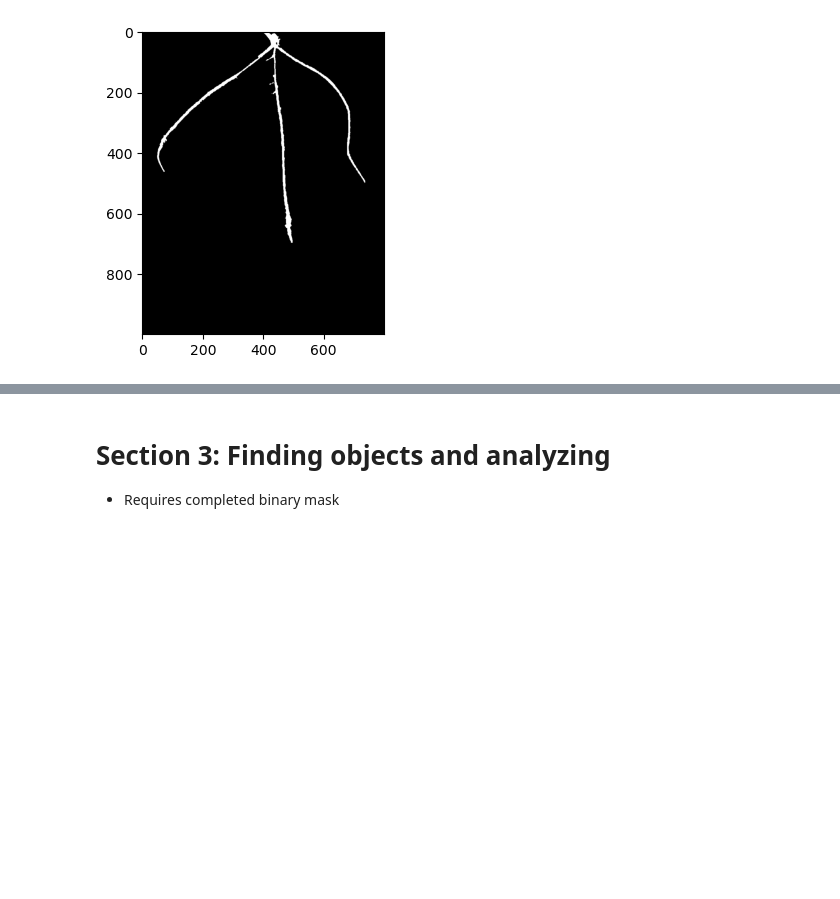
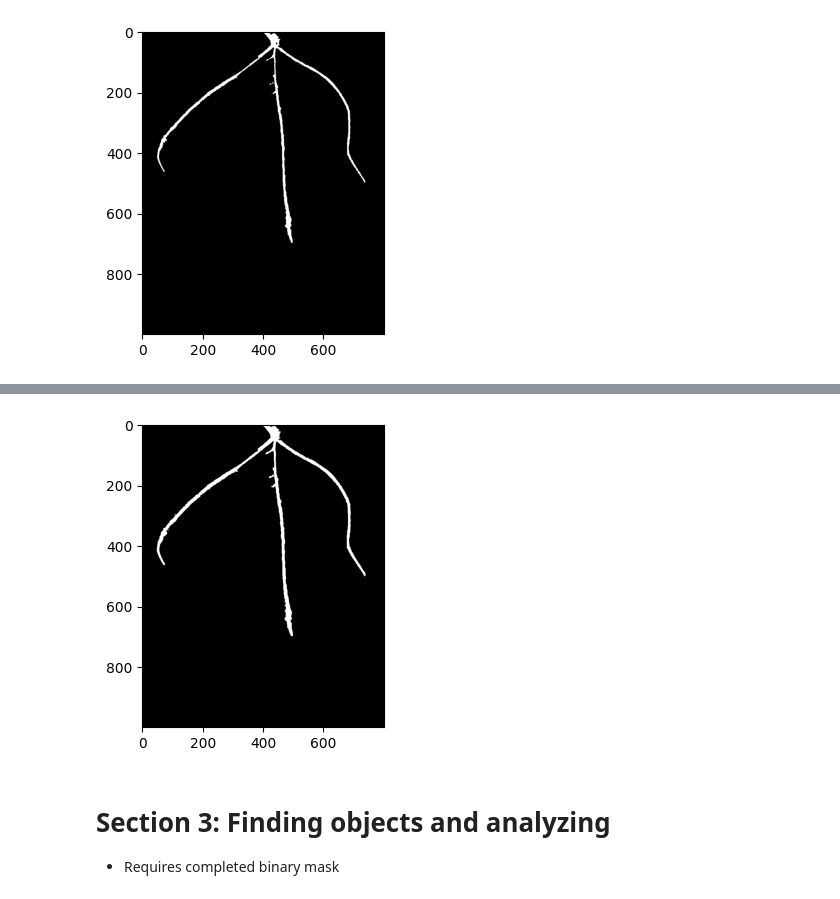
Before and after one commit to danforthcenter/plantcv-binder, a Jupyter notebook: notebooks/root_analysis/root_size_and_shape_tutorial.ipynb, the cells around one changed output, grey strips where cells are left out. Cells and saved outputs as stored; diff of their text form; code cells hidden in the pictures; blank space fills up the shorter version.

```diff
--- a/notebooks/root_analysis/root_size_and_shape_tutorial.ipynb
+++ b/notebooks/root_analysis/root_size_and_shape_tutorial.ipynb
@@ -121,3 +128,7 @@ a_thresh = pcv.threshold.binary(gray_img=a, threshold=135, max_value=255, object
+# %%
+filled_mask = pcv.fill_holes(bin_img=dilated)
+# %% [output]
+[figure, added]
 # %% [markdown]
 # Section 3: Finding objects and analyzing
 * Requires completed binary mask
```
Also changed, not shown: parts of 11 cells of this notebook.
